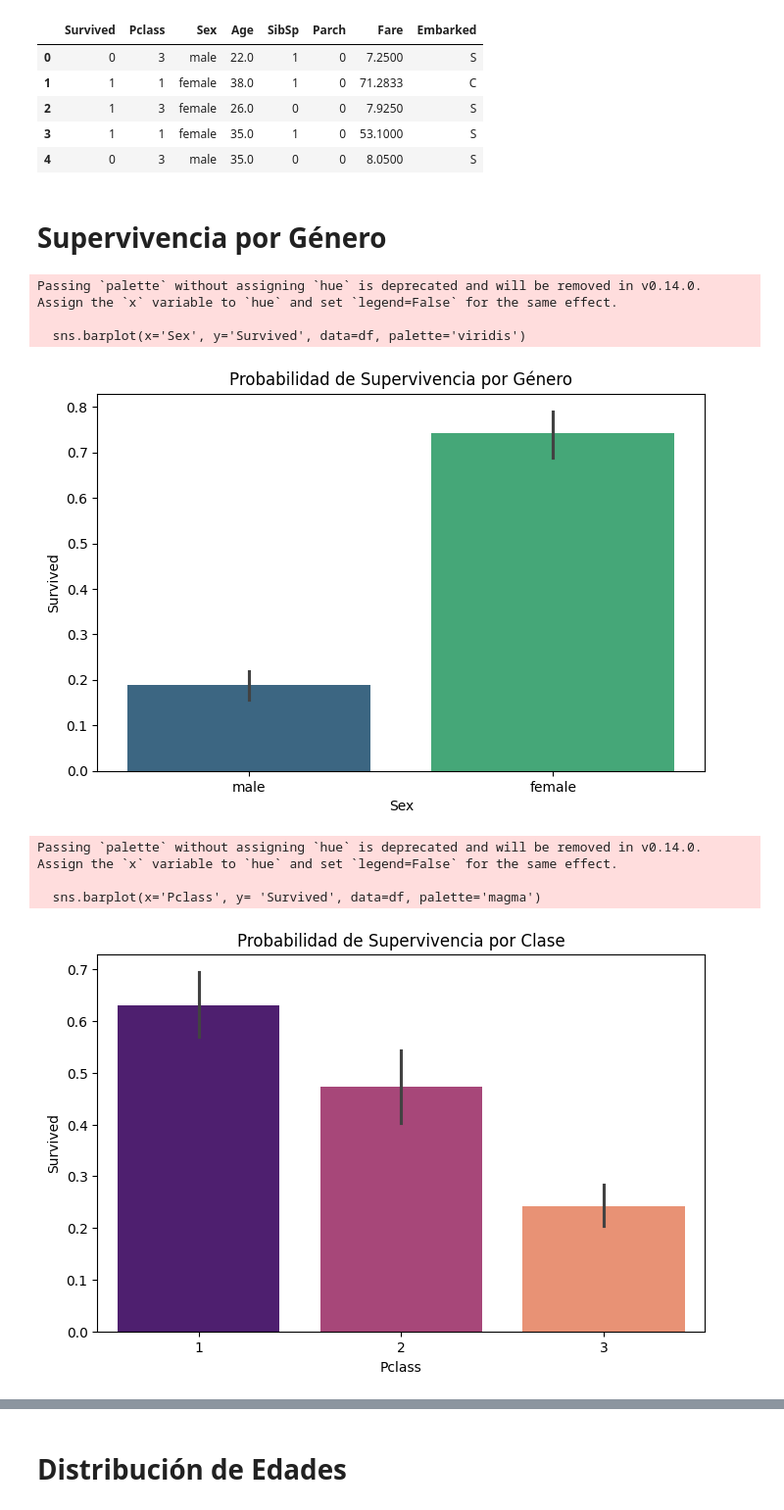
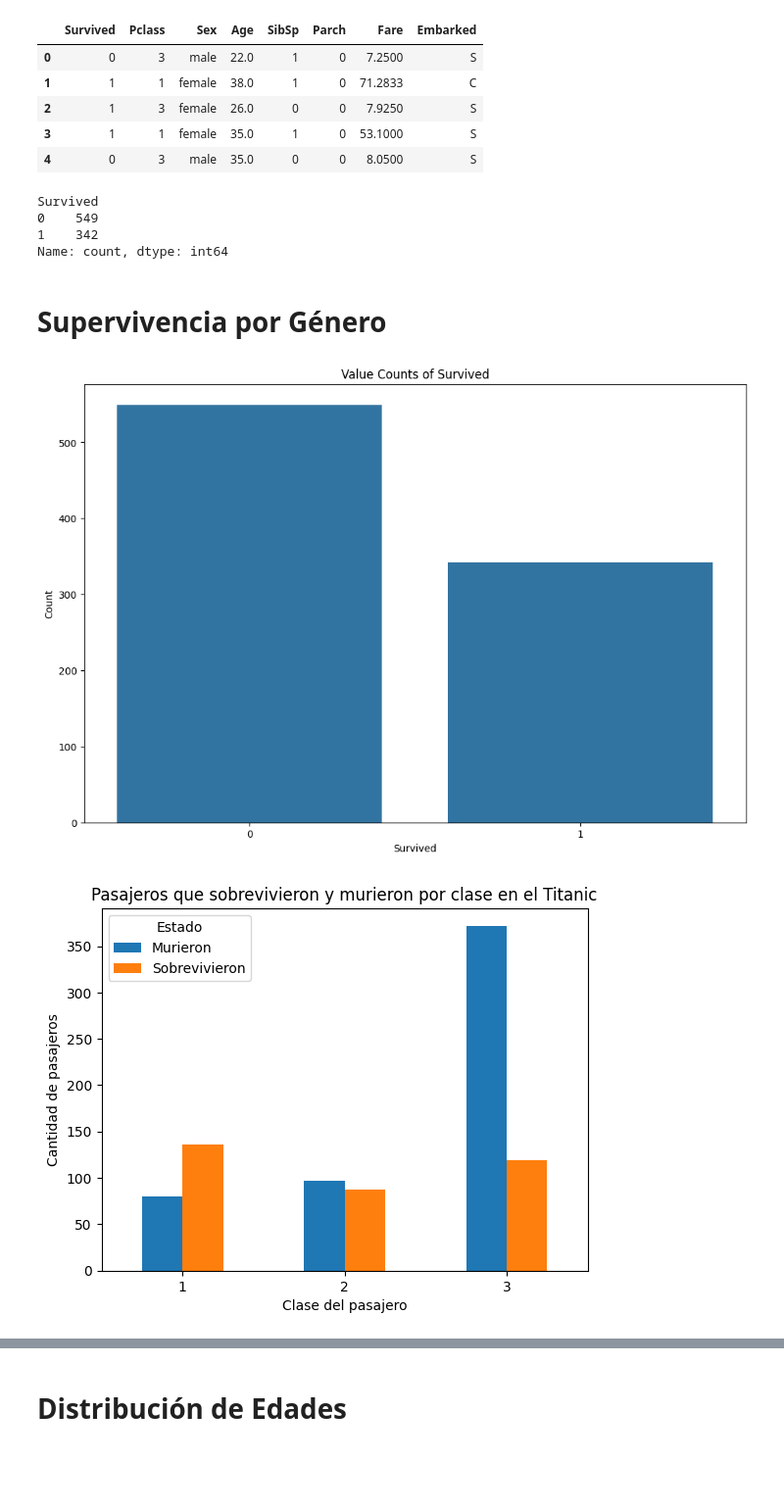
Before and after one commit to CodeFlowBite/aprendizaje_supervisado_Alan_Araiza, a Jupyter notebook: EDA.ipynb, the cells around one changed output, grey strips where cells are left out. Shown at 98% size. Drawn from its saved outputs; the diff is of its cells as text; code cells hidden in the pictures; blank space fills up the shorter version.

```diff
--- a/EDA.ipynb
+++ b/EDA.ipynb
@@ -16,25 +16,46 @@ df.head()
 | 2 | 1 | 3 | female | 26.0 | 0 | 0 | 7.9250 | S |
 | 3 | 1 | 1 | female | 35.0 | 1 | 0 | 53.1000 | S |
 | 4 | 0 | 3 | male | 35.0 | 0 | 0 | 8.0500 | S |
+# %%
+# Personas que sobrevivieron y que no sobrevivieron
+df['Survived'].value_counts()
+# %% [output]
+Survived
+0    549
+1    342
+Name: count, dtype: int64
 # %% [markdown]
 # Supervivencia por Género
 # %%
-plt.figure(figsize=(8,5))
-sns.barplot(x='Sex', y='Survived', data=df, palette='viridis')
-plt.title('Probabilidad de Supervivencia por Género')
+plt.figure(figsize=(12, 8))
+
+sns.barplot(x = df['Survived'].value_counts().index, y = df['Survived'].value_counts())
+plt.title('Value Counts of Survived')
+plt.xlabel('Survived')
+plt.ylabel('Count')
 plt.show()
 # %% [output]
-Passing `palette` without assigning `hue` is deprecated and will be removed in v0.14.0. Assign the `x` variable to `hue` and set `legend=False` for the same effect.
-
-  sns.barplot(x='Sex', y='Survived', data=df, palette='viridis')
-[figure, old version]
+[figure, new version]
 # %%
-plt.figure(figsize=(8,5))
-sns.barplot(x='Pclass', y= 'Survived', data=df, palette='magma')
-plt.title('Probabilidad de Supervivencia por Clase')
+# Contar sobrevivientes y fallecidos por clase
+
+# Survived: 0 = Murió, 1 = Sobrevivió
+survival_counts = df.groupby(['Pclass', 'Survived']).size().unstack()
+
+# Renombrar columnas para mayor claridad
+survival_counts.columns = ['Murieron', 'Sobrevivieron']
+
+# Crear gráfica de barras
+survival_counts.plot(kind='bar')
+
+# Personalización de la gráfica
+plt.title('Pasajeros que sobrevivieron y murieron por clase en el Titanic')
+plt.xlabel('Clase del pasajero')
+plt.ylabel('Cantidad de pasajeros')
+plt.xticks(rotation=0)
+plt.legend(title='Estado')
+
+# Mostrar gráfica
 plt.show()
 # %% [output]
-Passing `palette` without assigning `hue` is deprecated and will be removed in v0.14.0. Assign the `x` variable to `hue` and set `legend=False` for the same effect.
-
-  sns.barplot(x='Pclass', y= 'Survived', data=df, palette='magma')
-[figure, old version]
+[figure, new version]
```
Also changed, not shown: parts of 25 cells of this notebook.
